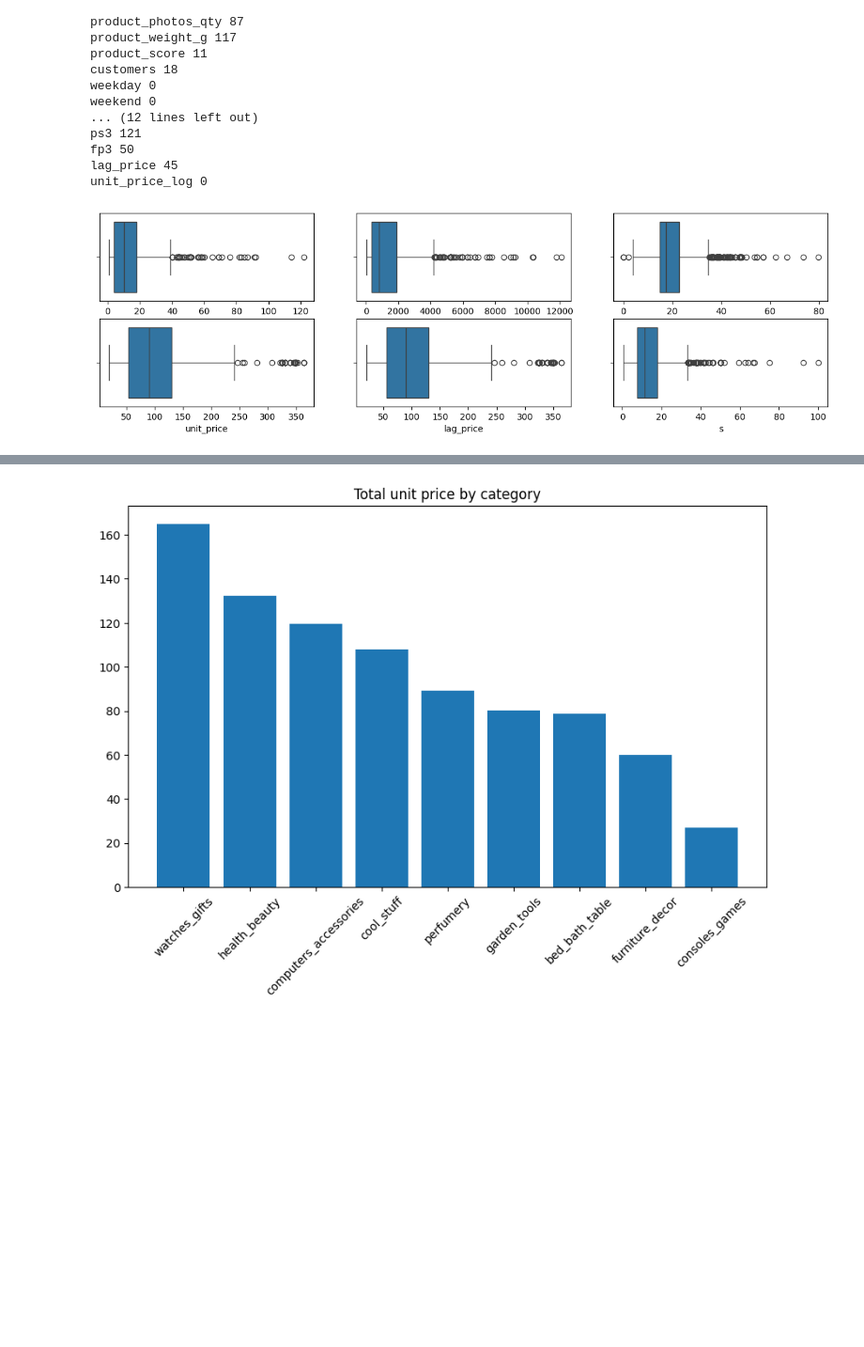
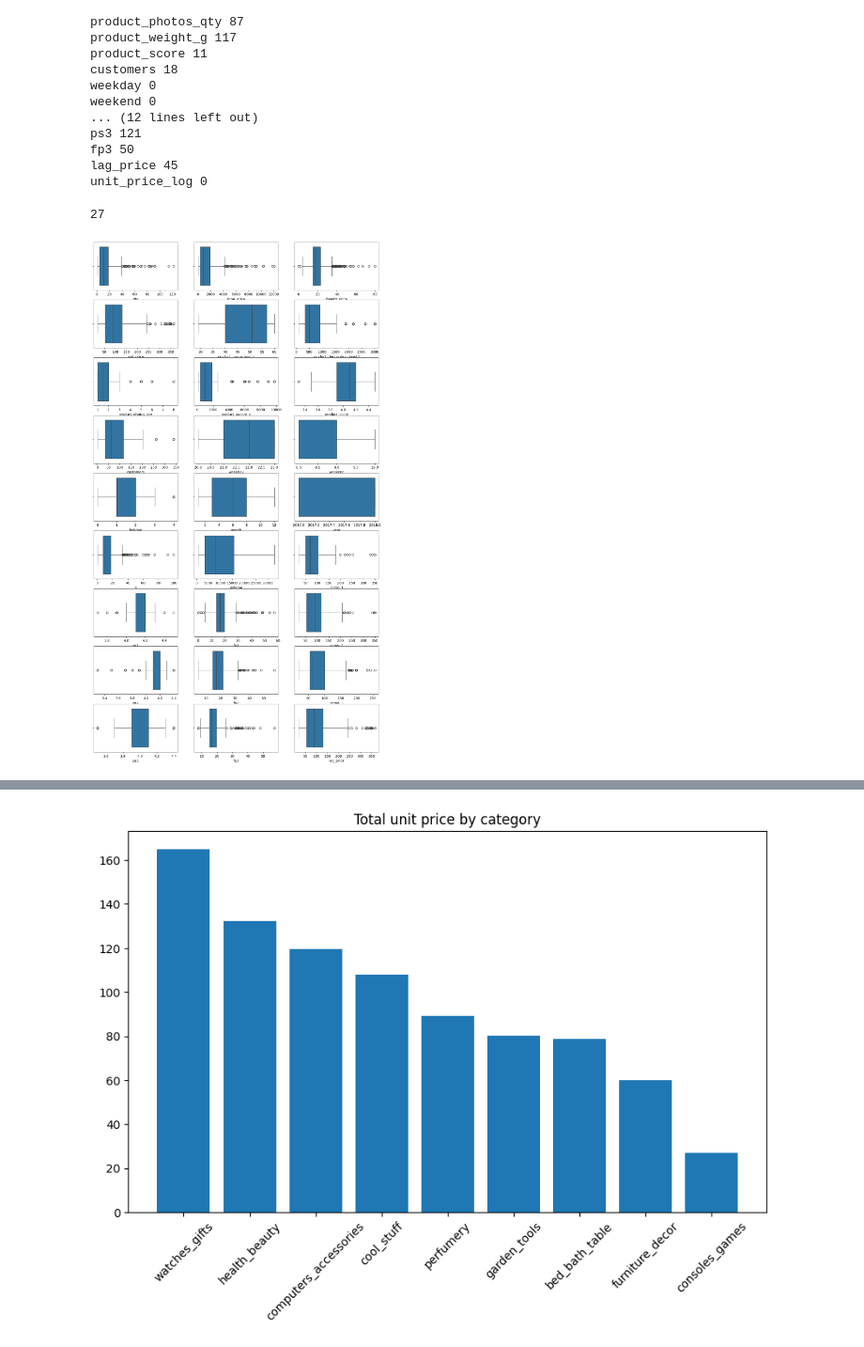
Before and after one commit to npt-1707/Retail-Price-Optimization, a Jupyter notebook: retail_price.ipynb, the cells around one changed output, grey strips where cells are left out. Shown at 94% size. Cells and saved outputs as stored; diff of their text form; code cells hidden in the pictures; blank space fills up the shorter version.

```diff
--- a/retail_price.ipynb
+++ b/retail_price.ipynb
@@ -7,7 +8,7 @@ from datetime import datetime
 # %% [markdown]
 ## Load dataset
 # %%
-df = pd.read_csv('retail_price.csv')
+df = pd.read_csv('data/retail_price.csv')
 # %%
 df.columns
 # %% [output]
@@ -150,22 +151,30 @@ ps3 121
 fp3 50
 lag_price 45
 unit_price_log 0
+# %%
+num_cols = []
+for col in df.columns:
+    if df[col].dtype != 'object':
+        num_cols.append(col)
+len(num_cols)
+# %% [output]
+27
 # %%
 def boxplot(df, cols):
     """
     Plot boxplot of a column of a dataframe
     """
-    fig, axes = plt.subplots(2, 3, figsize=(15, 4))
+    fig, axes = plt.subplots(9, 3, figsize=(15, 9*3))
     for i, col in enumerate(cols):
         ax = axes[i//3, i%3]
         sns.boxplot(x=col, data=df, ax=ax)
         # plt.title(col)
-    plt.savefig("boxplot.png")
+    plt.savefig("out/boxplot.png")
     plt.show()
 cols = ["qty", "total_price", "freight_price", "unit_price", "lag_price", "s"]
-boxplot(df, cols)
+boxplot(df, num_cols)
 # %% [output]
-[figure, old version]
+[figure, new version]
 # %%
 def total_price_by_category(df):
     """
```
Also changed, not shown: parts of 14 cells of this notebook, 4 other files.
